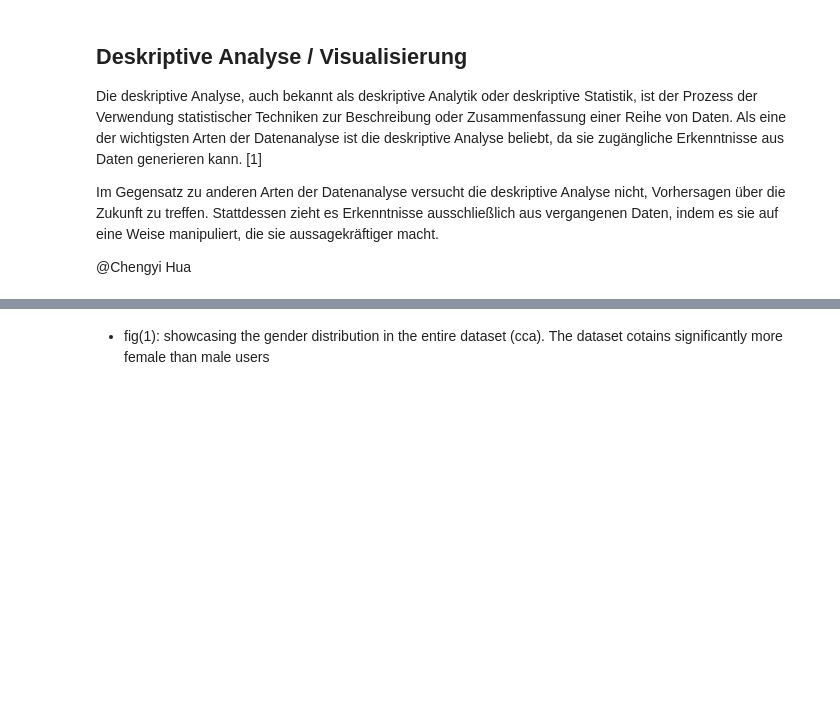
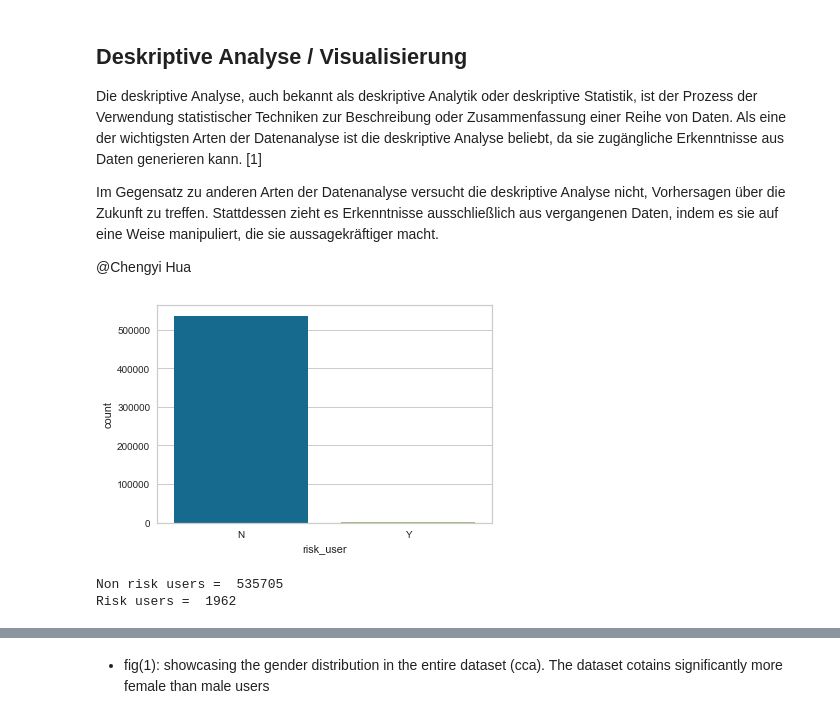
Before and after one commit to yassdenn/cca, a Jupyter notebook: MAIN.ipynb, the cells around one changed output, grey strips where cells are left out. Saved outputs shown, nothing was run; the diff lists cells and outputs as text; code cells hidden in the pictures; blank space fills up the shorter version.

```diff
--- a/MAIN.ipynb
+++ b/MAIN.ipynb
@@ -151,3 +152,16 @@ Die deskriptive Analyse, auch bekannt als deskriptive Analytik oder deskriptive
 Im Gegensatz zu anderen Arten der Datenanalyse versucht die deskriptive Analyse nicht, Vorhersagen über die Zukunft zu treffen. Stattdessen zieht es Erkenntnisse ausschließlich aus vergangenen Daten, indem es sie auf eine Weise manipuliert, die sie aussagekräftiger macht.
 
 @Chengyi Hua
+# %%
+riskuser_plot = sns.countplot(x='risk_user',data=cca)
+# %% [output]
+[figure, added]
+# %%
+number_non_risk_user = sum(cca['risk_user'] == 'N')
+number_risk_user = sum(cca['risk_user'] == 'Y')
+
+print("Non risk users = ", number_non_risk_user)
+print("Risk users = ", number_risk_user)
+# %% [output]
+Non risk users =  535705
+Risk users =  1962
```
Also changed, not shown: parts of 19 cells of this notebook, 1 other file.
